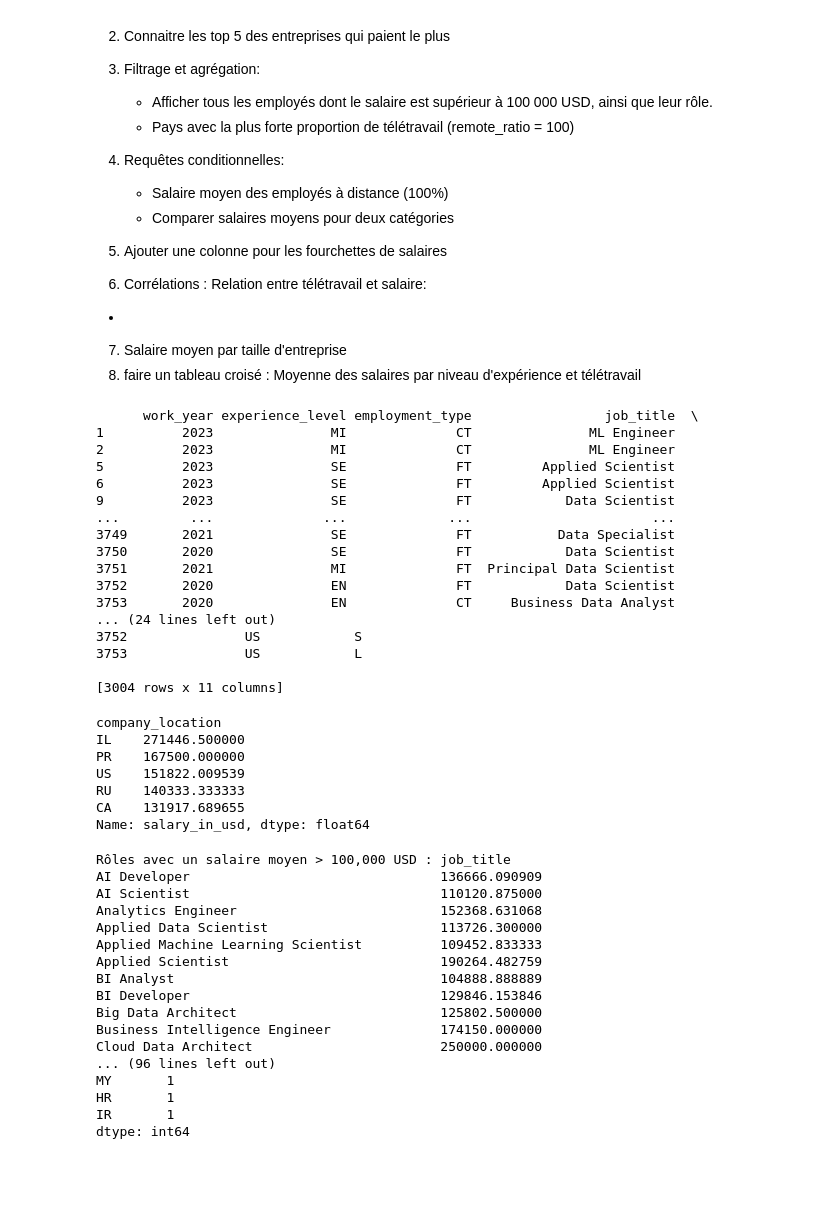
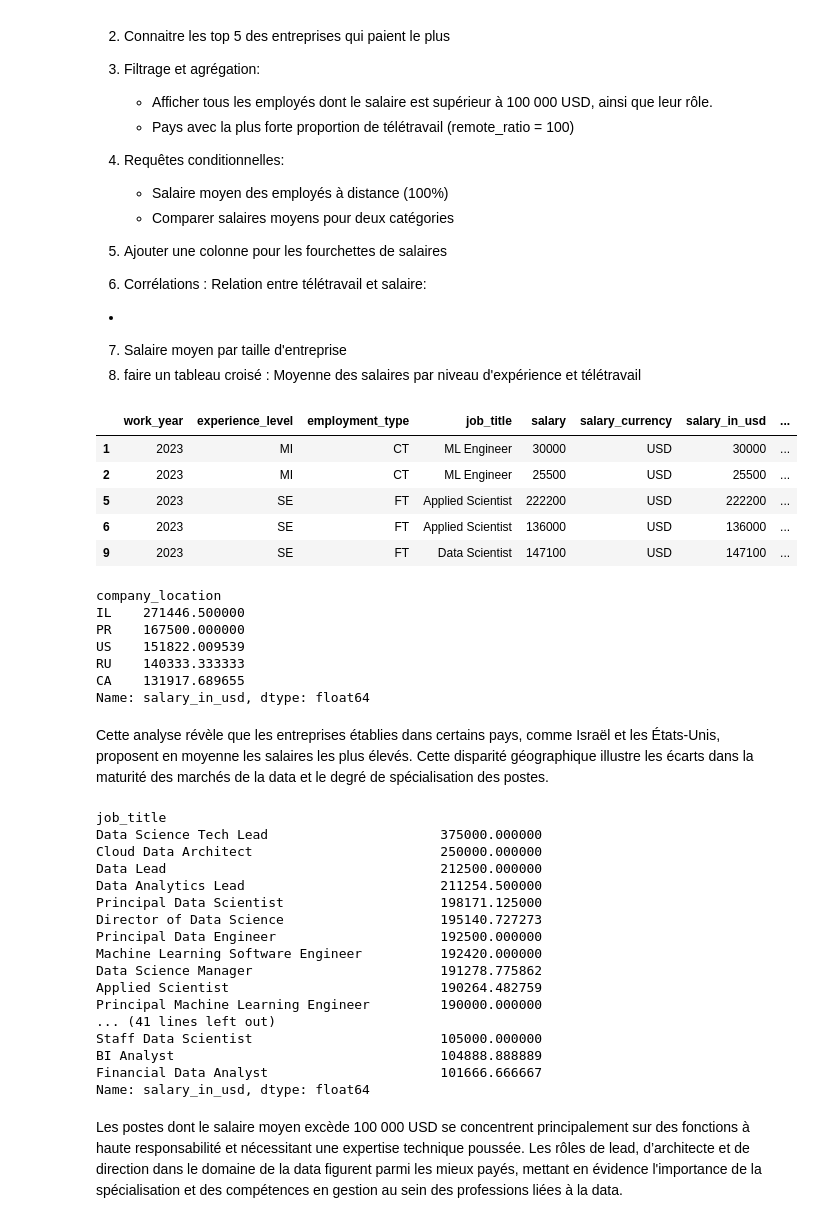
Before and after one commit to Rochdur/projet_notebook, a Jupyter notebook: Projet_SAE.ipynb, the cells around one changed output. Saved outputs shown, nothing was run; the diff lists cells and outputs as text; code cells hidden in the pictures; blank space fills up the shorter version.

```diff
--- a/Projet_SAE.ipynb
+++ b/Projet_SAE.ipynb
@@ -200,23 +207,13 @@ Nous Souhaitons :
 7. Salaire moyen par taille d'entreprise
 8. faire un tableau croisé : Moyenne des salaires par niveau d'expérience et télétravail
 # %%
-# Filtrer les salaires pour un pays donné (ex : US)
+df_us = df[df["company_location"] == "US"]
+df_us.head()
 # %% [output]
-      work_year experience_level employment_type                 job_title  \
-1          2023               MI              CT               ML Engineer
-2          2023               MI              CT               ML Engineer
-5          2023               SE              FT         Applied Scientist
-6          2023               SE              FT         Applied Scientist
-9          2023               SE              FT            Data Scientist
-...         ...              ...             ...                       ...
-3749       2021               SE              FT           Data Specialist
-3750       2020               SE              FT            Data Scientist
-3751       2021               MI              FT  Principal Data Scientist
-3752       2020               EN              FT            Data Scientist
-3753       2020               EN              CT     Business Data Analyst
-... (24 lines left out)
-3752               US            S
-3753               US            L
-
-[3004 rows x 11 columns]
+|  | work_year | experience_level | employment_type | job_title | salary | salary_currency | salary_in_usd | ... |
+| 1 | 2023 | MI | CT | ML Engineer | 30000 | USD | 30000 | ... |
+| 2 | 2023 | MI | CT | ML Engineer | 25500 | USD | 25500 | ... |
+| 5 | 2023 | SE | FT | Applied Scientist | 222200 | USD | 222200 | ... |
+| 6 | 2023 | SE | FT | Applied Scientist | 136000 | USD | 136000 | ... |
+| 9 | 2023 | SE | FT | Data Scientist | 147100 | USD | 147100 | ... |
 # %%
@@ -229,26 +229,34 @@ US    151822.009539
 RU    140333.333333
 CA    131917.689655
 Name: salary_in_usd, dtype: float64
+# %% [markdown]
+Cette analyse révèle que les entreprises établies dans certains pays, comme Israël et les États-Unis, proposent en moyenne les salaires les plus élevés. Cette disparité géographique illustre les écarts dans la maturité des marchés de la data et le degré de spécialisation des postes.
 # %%
-# Filtrer les données
-# Rôles avec un salaire moyen supérieur à 100,000
+roles_100k = (
+    df.groupby("job_title")["salary_in_usd"]
+      .mean()
+      .loc[lambda x: x > 100000]
+      .sort_values(ascending=False)
+)
 
-# Pays avec la plus forte proportion de télétravail (remote_ratio = 100)
+roles_100k
 # %% [output]
-Rôles avec un salaire moyen > 100,000 USD : job_title
-AI Developer                                136666.090909
-AI Scientist                                110120.875000
-Analytics Engineer                          152368.631068
-Applied Data Scientist                      113726.300000
-Applied Machine Learning Scientist          109452.833333
+job_title
+Data Science Tech Lead                      375000.000000
+Cloud Data Architect                        250000.000000
+Data Lead                                   212500.000000
+Data Analytics Lead                         211254.500000
+Principal Data Scientist                    198171.125000
+Director of Data Science                    195140.727273
+Principal Data Engineer                     192500.000000
+Machine Learning Software Engineer          192420.000000
+Data Science Manager                        191278.775862
 Applied Scientist                           190264.482759
+Principal Machine Learning Engineer         190000.000000
+... (41 lines left out)
+Staff Data Scientist                        105000.000000
 BI Analyst                                  104888.888889
-BI Developer                                129846.153846
-Big Data Architect                          125802.500000
-Business Intelligence Engineer              174150.000000
-Cloud Data Architect                        250000.000000
-... (96 lines left out)
-MY       1
-HR       1
-IR       1
-dtype: int64
+Financial Data Analyst                      101666.666667
+Name: salary_in_usd, dtype: float64
+# %% [markdown]
+Les postes dont le salaire moyen excède 100 000 USD se concentrent principalement sur des fonctions à haute responsabilité et nécessitant une expertise technique poussée. Les rôles de lead, d’architecte et de direction dans le domaine de la data figurent parmi les mieux payés, mettant en évidence l'importance de la spécialisation et des compétences en gestion au sein des professions liées à la data.
```
Also changed, not shown: parts of 38 cells of this notebook, 1 other file.
